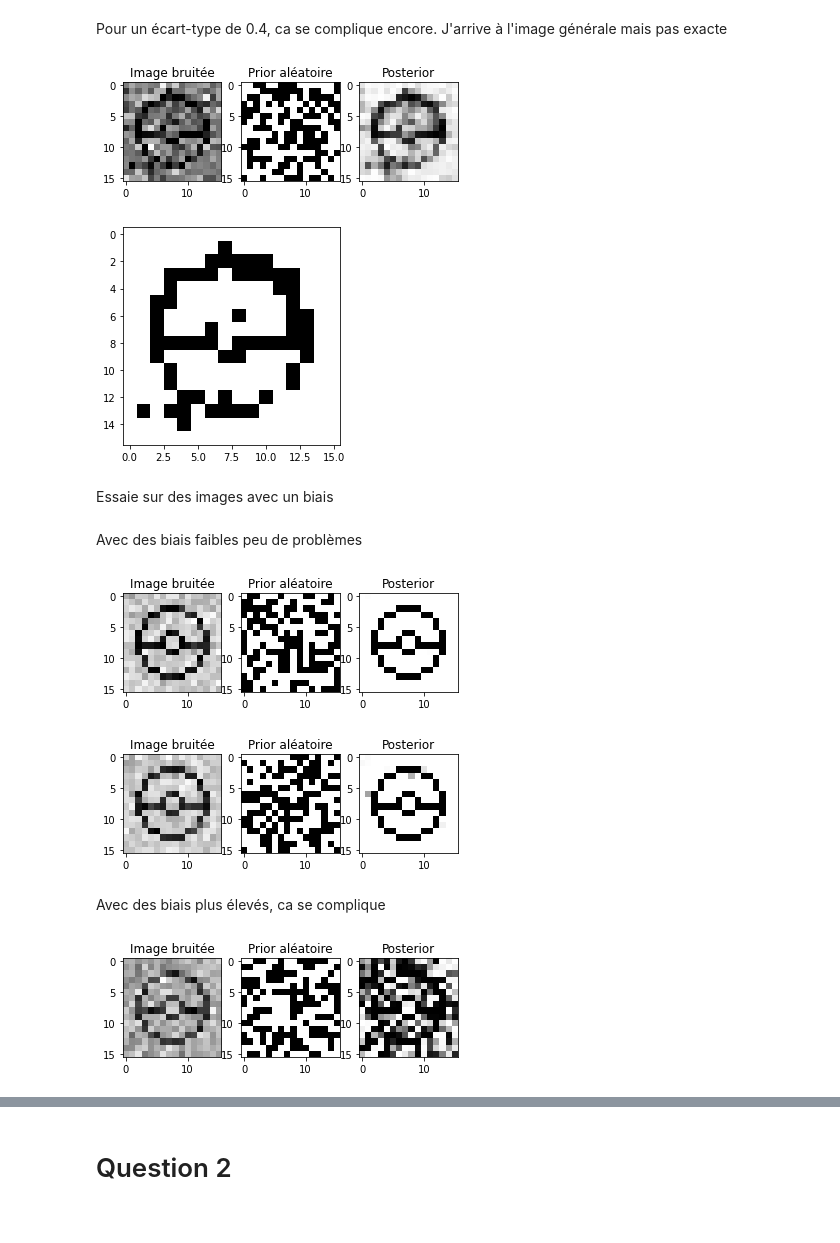
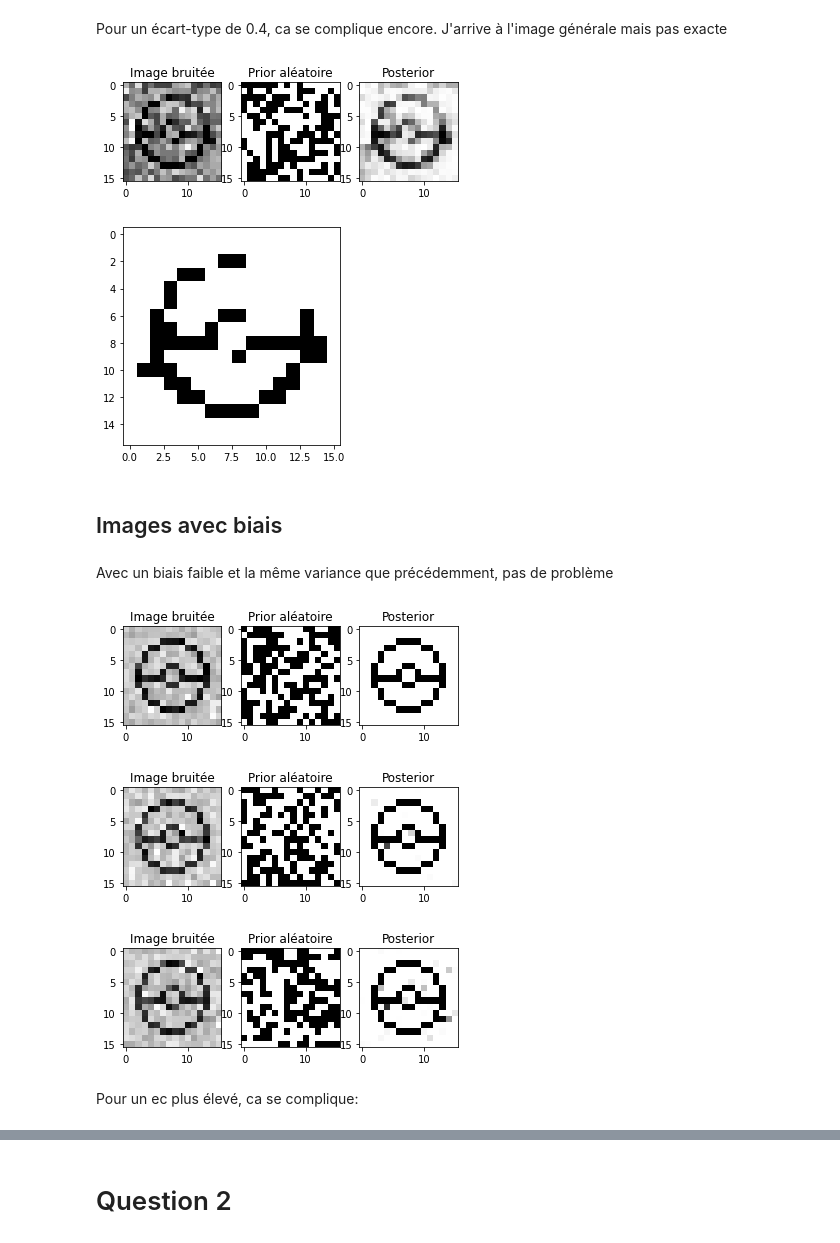
Before and after one commit to gvermersch/Ising_MC, a Jupyter notebook: MAIN.ipynb, the cells around one changed output, grey strips where cells are left out. Cells and saved outputs as stored; diff of their text form; code cells hidden in the pictures.

```diff
--- a/MAIN.ipynb
+++ b/MAIN.ipynb
@@ -281,35 +287,31 @@ post_nb = posterior_to_binary(posterior, seuil = 0.01)
 # %% [markdown]
 Pour un écart-type de 0.4, ca se complique encore. J'arrive à l'image générale mais pas exacte
 # %%
-posterior = get_posterior("data/poke_noise_TAU=0.4.png", 10000, 1000, ALPHA = 1.0, BETA = 0.6, TAU = 0.4,
-                          deter = False)
+posterior = get_posterior("data/poke_noise_TAU=0.4_MU=0_1.png", 10000, 1000, ALPHA = 1.0, BETA = 0.6, TAU = 0.4, deter = False)
 # %% [output]
-[figure, old version]
+[figure, new version]
 # %%
 post_nb = posterior_to_binary(posterior, seuil = 0.5)
 # %% [output]
-[figure, old version]
+[figure, new version]
-# %% [markdown]
-Essaie sur des images avec un biais
+# %% [markdown]
+## Images avec biais
 # %% [markdown]
-Avec des biais faibles peu de problèmes
+Avec un biais faible et la même variance que précédemment, pas de problème
 # %%
-posterior = get_posterior("data/poke_noise_TAU=0.1_MU0.1_1.png", 1000, 1000, ALPHA = 0.1,
-                          BETA = 0.1, TAU = 0.1, MU = [0.1, 1],
-                          deter = True)
+posterior = get_posterior("data/poke_noise_TAU=0.1_MU=0.1_1.png", 1000, 1000, ALPHA = 0.1, BETA = 0.1,
+                          TAU = 0.1, MU = [0.1, 1],deter = True)
 # %% [output]
-[figure, old version]
+[figure, new version]
 # %%
-posterior = get_posterior("data/poke_noise_TAU=0.1_MU0.2_1.png", 1000, 1000, ALPHA = 0.1,
-                          BETA = 0.1, TAU = 0.1, MU = [0.2, 1],
-                          deter = True)
+posterior = get_posterior("data/poke_noise_TAU=0.1_MU=0.2_1.png", 1000, 1000, ALPHA = 0.1, BETA = 0.1,
+                          TAU = 0.1, MU = [0.2, 1],deter = True)
 # %% [output]
-[figure, old version]
+[figure, new version]
-# %% [markdown]
-Avec des biais plus élevés, ca se complique
 # %%
-posterior = get_posterior("data/poke_noise_TAU=0.1_MU0.5_1.png", 1000, 1000, ALPHA = 0.1,
-                          BETA = 0.1, TAU = 0.1, MU = [0.5, 1],
-                          deter = True)
+posterior = get_posterior("data/poke_noise_TAU=0.1_MU=0.3_1.png", 1000, 1000, ALPHA = 0.1, BETA = 0.1,
+                          TAU = 0.1, MU = [0.3, 1],deter = True)
 # %% [output]
-[figure, old version]
+[figure, new version]
+# %% [markdown]
+Pour un ec plus élevé, ca se complique:
```
Also changed, not shown: parts of 34 cells of this notebook.
